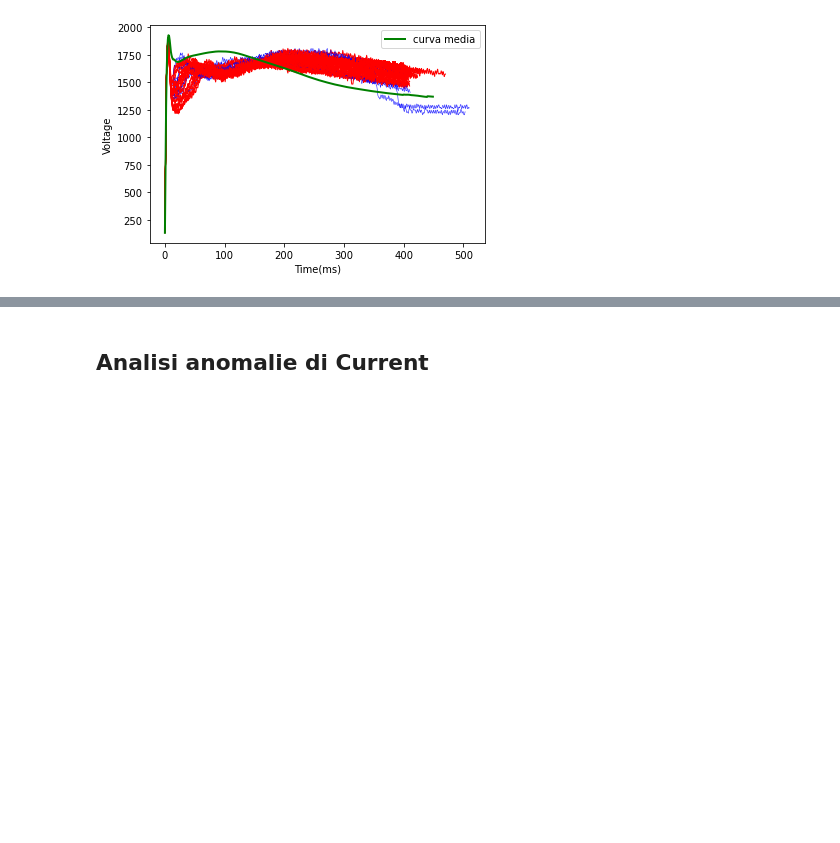
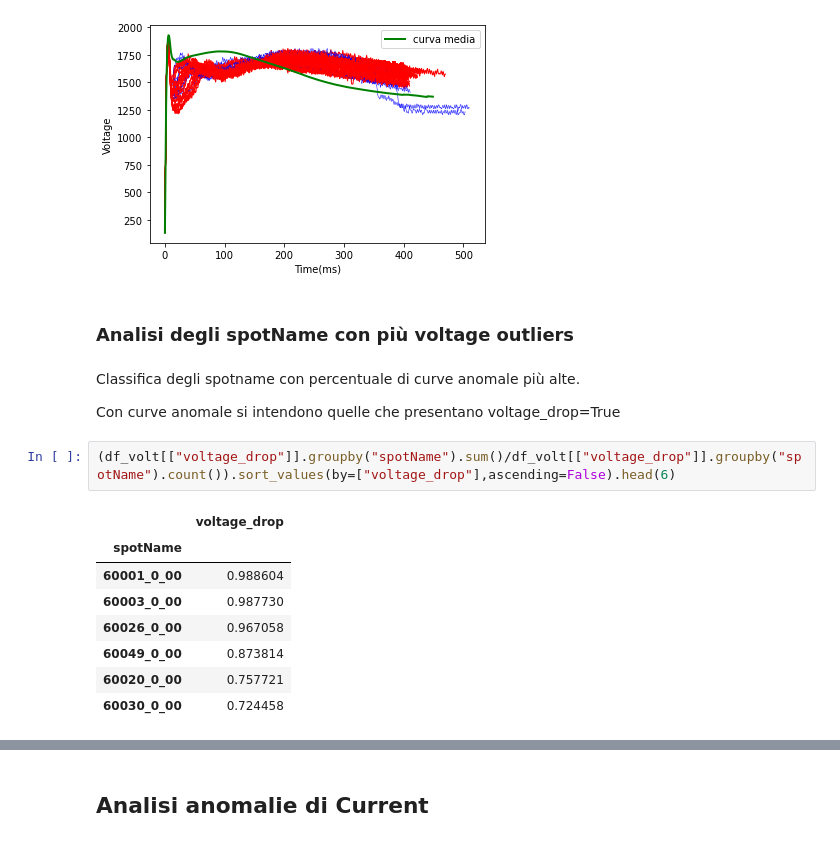
Before and after one commit to DavideMobilia/Anomaly-Detection, a Jupyter notebook: Scripts/Part4- Anomaly Analysis.ipynb, the cells around one changed output, grey strips where cells are left out. Drawn from its saved outputs; the diff is of its cells as text; blank space fills up the shorter version.

```diff
--- a/Scripts/Part4- Anomaly Analysis.ipynb
+++ b/Scripts/Part4- Anomaly Analysis.ipynb
@@ -81,3 +97,20 @@ plt.plot(media_volt[:450],linewidth=2,c="green",label="curva media")
 plt.legend();
 # %% [output]
 [figure]
+# %% [markdown]
+### Analisi degli spotName con più voltage outliers
+# %% [markdown]
+Classifica degli spotname con percentuale di curve anomale più alte.
+
+Con curve anomale si intendono quelle che presentano voltage_drop=True
+# %%
+(df_volt[["voltage_drop"]].groupby("spotName").sum()/df_volt[["voltage_drop"]].groupby("spotName").count()).sort_values(by=["voltage_drop"],ascending=False).head(6)
+# %% [output]
+|  | voltage_drop |
+| spotName |  |
+| 60001_0_00 | 0.988604 |
+| 60003_0_00 | 0.987730 |
+| 60026_0_00 | 0.967058 |
+| 60049_0_00 | 0.873814 |
+| 60020_0_00 | 0.757721 |
+| 60030_0_00 | 0.724458 |
```
Also changed, not shown: parts of 12 cells of this notebook, 10 other files.
